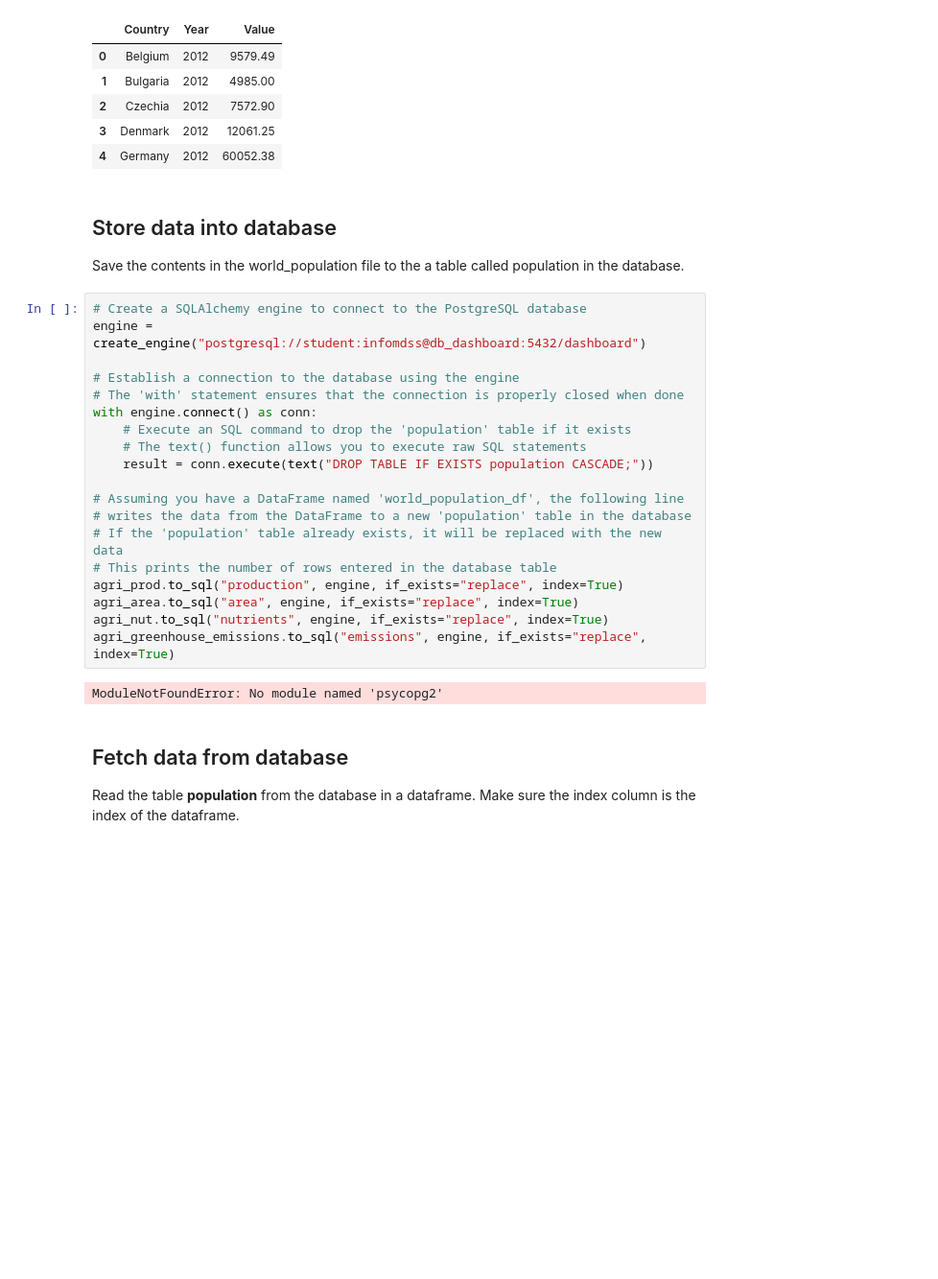
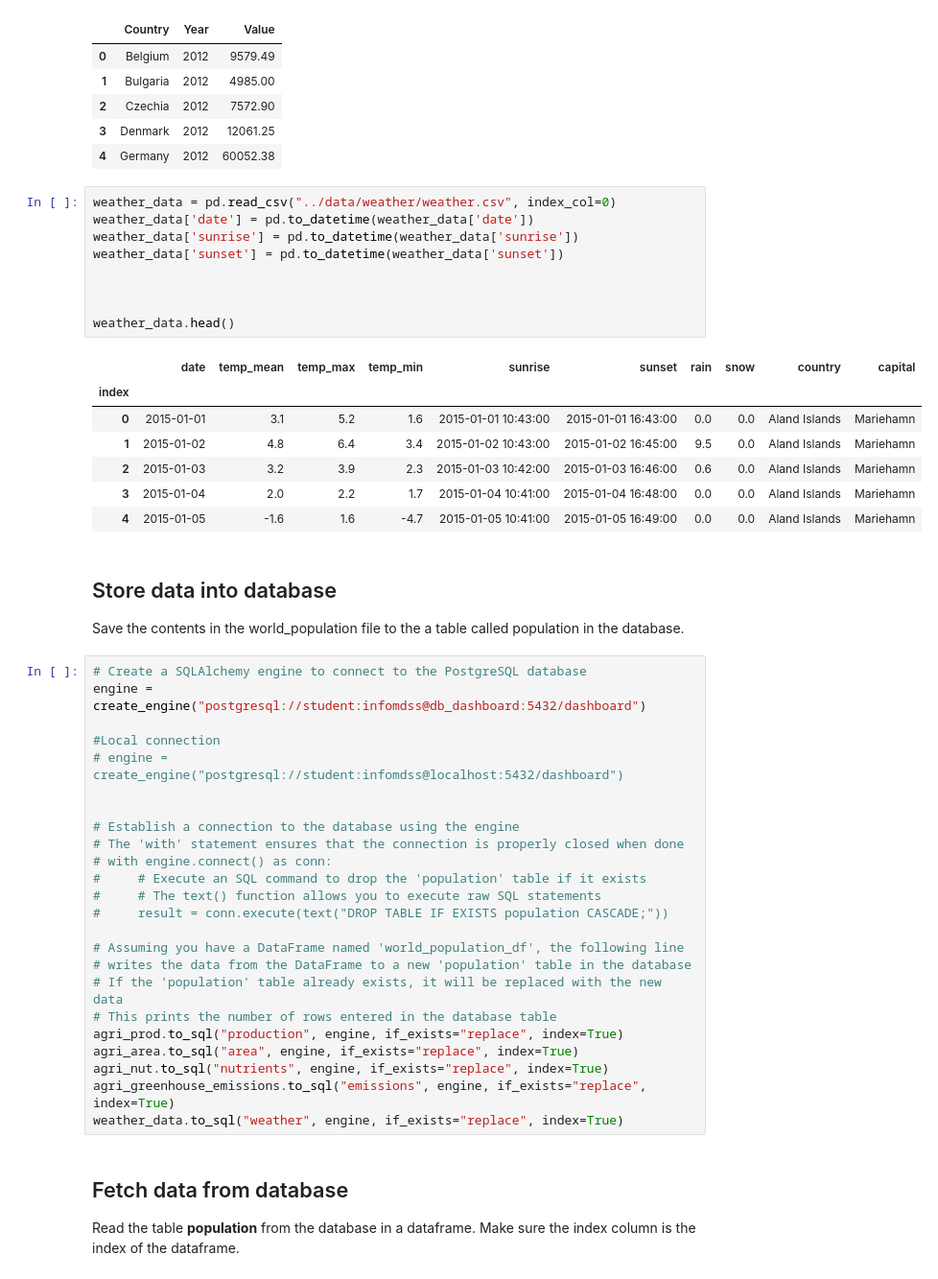
Before and after one commit to frisostolk/DDS-2023, a Jupyter notebook: notebook/combined_notebook.ipynb, the cells around one changed output. Shown at 96% size. Saved outputs shown, nothing was run; the diff lists cells and outputs as text; blank space fills up the shorter version.

```diff
--- a/notebook/combined_notebook.ipynb
+++ b/notebook/combined_notebook.ipynb
@@ -166,6 +152,23 @@ agri_greenhouse_emissions.head()
 | 2 | Czechia | 2012 | 7572.90 |
 | 3 | Denmark | 2012 | 12061.25 |
 | 4 | Germany | 2012 | 60052.38 |
+# %%
+weather_data = pd.read_csv("../data/weather/weather.csv", index_col=0)
+weather_data['date'] = pd.to_datetime(weather_data['date'])
+weather_data['sunrise'] = pd.to_datetime(weather_data['sunrise'])
+weather_data['sunset'] = pd.to_datetime(weather_data['sunset'])
+
+
+
+weather_data.head()
+# %% [output]
+|  | date | temp_mean | temp_max | temp_min | sunrise | sunset | rain | snow | country | capital |
+| index |  |  |  |  |  |  |  |  |  |  |
+| 0 | 2015-01-01 | 3.1 | 5.2 | 1.6 | 2015-01-01 10:43:00 | 2015-01-01 16:43:00 | 0.0 | 0.0 | Aland Islands | Mariehamn |
+| 1 | 2015-01-02 | 4.8 | 6.4 | 3.4 | 2015-01-02 10:43:00 | 2015-01-02 16:45:00 | 9.5 | 0.0 | Aland Islands | Mariehamn |
+| 2 | 2015-01-03 | 3.2 | 3.9 | 2.3 | 2015-01-03 10:42:00 | 2015-01-03 16:46:00 | 0.6 | 0.0 | Aland Islands | Mariehamn |
+| 3 | 2015-01-04 | 2.0 | 2.2 | 1.7 | 2015-01-04 10:41:00 | 2015-01-04 16:48:00 | 0.0 | 0.0 | Aland Islands | Mariehamn |
+| 4 | 2015-01-05 | -1.6 | 1.6 | -4.7 | 2015-01-05 10:41:00 | 2015-01-05 16:49:00 | 0.0 | 0.0 | Aland Islands | Mariehamn |
 # %% [markdown]
 ## Store data into database
 Save the contents in the world_population file to the a table called population in the database.
@@ -173,12 +176,16 @@ Save the contents in the world_population file to the a table called population
 # Create a SQLAlchemy engine to connect to the PostgreSQL database
 engine = create_engine("postgresql://student:infomdss@db_dashboard:5432/dashboard")
 
+#Local connection
+# engine = create_engine("postgresql://student:infomdss@localhost:5432/dashboard")
+
+
 # Establish a connection to the database using the engine
 # The 'with' statement ensures that the connection is properly closed when done
-with engine.connect() as conn:
-    # Execute an SQL command to drop the 'population' table if it exists
-    # The text() function allows you to execute raw SQL statements
-    result = conn.execute(text("DROP TABLE IF EXISTS population CASCADE;"))
+# with engine.connect() as conn:
+#     # Execute an SQL command to drop the 'population' table if it exists
+#     # The text() function allows you to execute raw SQL statements
+#     result = conn.execute(text("DROP TABLE IF EXISTS population CASCADE;"))
 
 # Assuming you have a DataFrame named 'world_population_df', the following line
 # writes the data from the DataFrame to a new 'population' table in the database
@@ -188,8 +195,7 @@ agri_prod.to_sql("production", engine, if_exists="replace", index=True)
 agri_area.to_sql("area", engine, if_exists="replace", index=True)
 agri_nut.to_sql("nutrients", engine, if_exists="replace", index=True)
 agri_greenhouse_emissions.to_sql("emissions", engine, if_exists="replace", index=True)
+weather_data.to_sql("weather", engine, if_exists="replace", index=True)
-# %% [output]
-ModuleNotFoundError: No module named 'psycopg2'
 # %% [markdown]
 ## Fetch data from database
 Read the table **population** from the database in a dataframe. Make sure the index column is the index of the dataframe.
```
Also changed, not shown: parts of 4 cells of this notebook, 1 other file.
